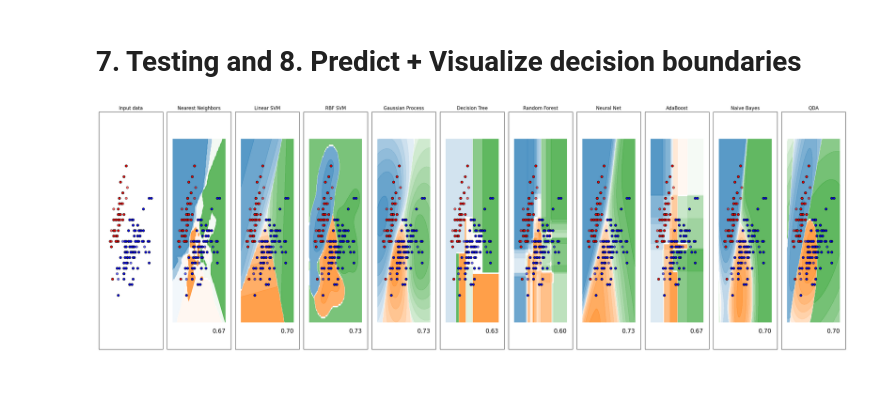
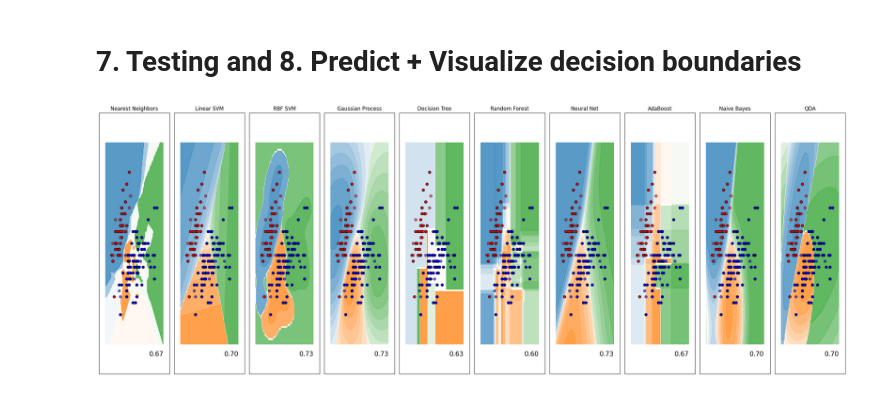
Before and after one commit to thearhamsharif/BSCS-UBIT-2k21, a Jupyter notebook: Data Warehouse & Data Mining/Notebooks/Classification/iris_comparison.ipynb, the cells around one changed output. Cells and saved outputs as stored; diff of their text form; code cells hidden in the pictures.

```diff
--- a/Data Warehouse & Data Mining/Notebooks/Classification/iris_comparison.ipynb
+++ b/Data Warehouse & Data Mining/Notebooks/Classification/iris_comparison.ipynb
@@ -98,42 +98,33 @@ x_min, x_max = X[:, 0].min() - 1, X[:, 0].max() + 1
 y_min, y_max = X[:, 1].min() - 1, X[:, 1].max() + 1
 
 # Plot input data
-ax = plt.subplot(1, len(classifiers) + 1, 1)
-ax.set_title("Input data")
-ax.scatter(X_train[:, 0], X_train[:, 1], c=y_train, cmap=cm_bright, edgecolors="k")
-ax.scatter(X_test[:, 0], X_test[:, 1], c=y_test, cmap=cm_bright, alpha=0.6, edgecolors="k")
-ax.set_xlim(x_min, x_max)
-ax.set_ylim(y_min, y_max)
-ax.set_xticks(())
-ax.set_yticks(())
-
 for i, (name, clf) in enumerate(zip(names, classifiers), start=2):
     ax = plt.subplot(1, len(classifiers) + 1, i)
     clf_pipeline = make_pipeline(StandardScaler(), clf)
     clf_pipeline.fit(X_train, y_train)
     score = clf_pipeline.score(X_test, y_test)
 
     DecisionBoundaryDisplay.from_estimator(
         clf_pipeline, X, alpha=0.8, ax=ax, eps=0.5
     )
 
     ax.scatter(X_train[:, 0], X_train[:, 1], c=y_train, cmap=cm_bright, edgecolors="k")
     ax.scatter(X_test[:, 0], X_test[:, 1], c=y_test, cmap=cm_bright, alpha=0.6, edgecolors="k")
     ax.set_xlim(x_min, x_max)
     ax.set_ylim(y_min, y_max)
     ax.set_xticks(())
     ax.set_yticks(())
     ax.set_title(name)
 
     ax.text(
         x_max - 0.5,
         y_min + 0.3,
         f"{score:.2f}",
         size=15,
         horizontalalignment="right",
     )
 
 plt.tight_layout()
 plt.show()
 # %% [output]
-[figure, old version]
+[figure, new version]
```
Also changed, not shown: 7 other files.
